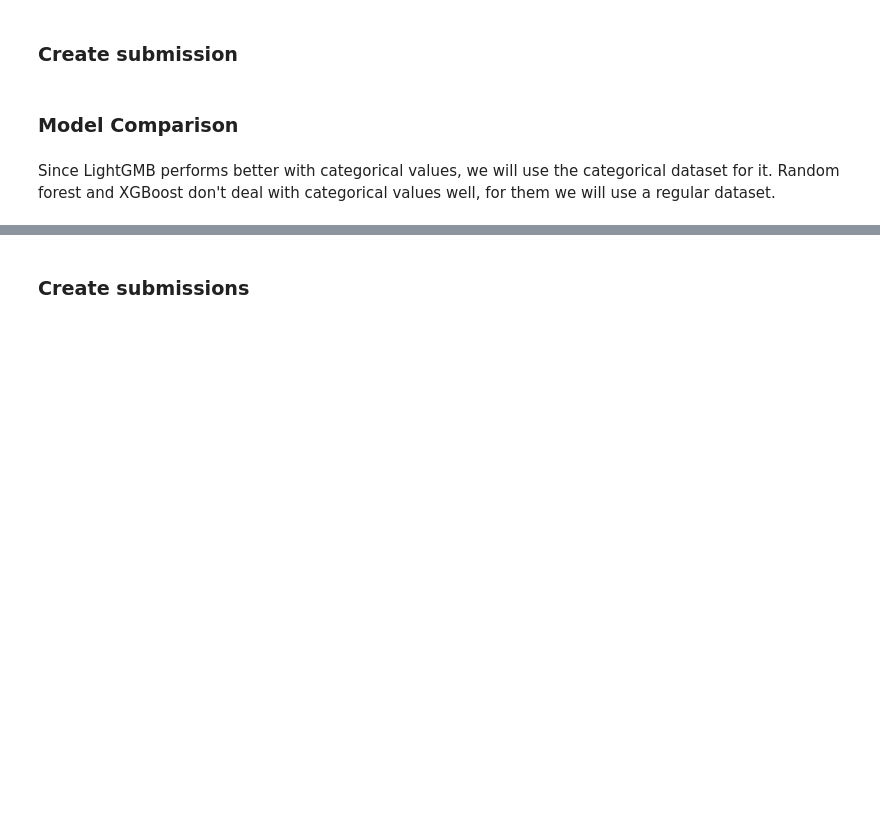
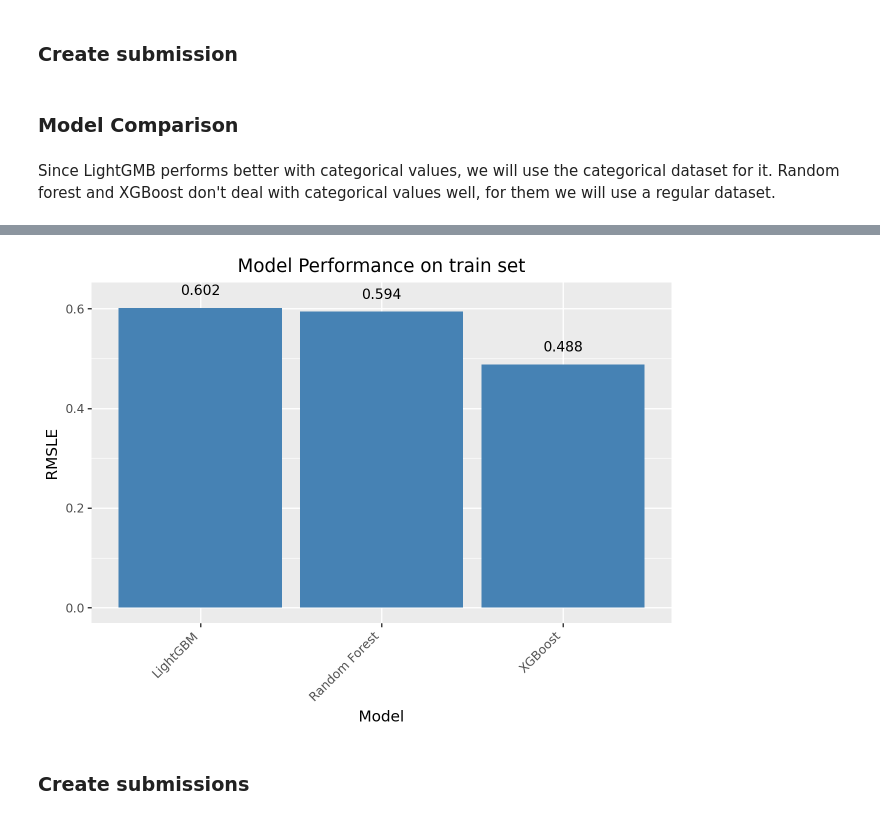
Before and after one commit to RalfGrossfeldt/Store-Sales-Prediction, a Jupyter notebook: notebook.ipynb, the cells around one changed output, grey strips where cells are left out. Cells and saved outputs as stored; diff of their text form; code cells hidden in the pictures; blank space fills up the shorter version.

Commit message:
Added plots for model accuracies and training times.

```diff
--- a/notebook.ipynb
+++ b/notebook.ipynb
@@ -915,6 +907,19 @@ Random Forest 0.594288
       XGBoost 0.487590
 
 Best model by RMSLE: XGBoost
+# %%
+plot_df = comparison_df.copy()
+plot_df['RMSLE'] = plot_df['RMSLE'].round(3)
+
+(ggplot(plot_df, aes('Model', 'RMSLE')) +
+ geom_col(fill='steelblue') +
+ geom_text(aes(label='RMSLE'), va='bottom', nudge_y=0.02, size=10) +
+ ggtitle('Model Performance on train set') +
+ xlab('Model') +
+ ylab('RMSLE') +
+ theme(axis_text_x=element_text(angle=45, hjust=1)))
+# %% [output]
+[figure, added]
 # %% [markdown]
 ### Create submissions
 # %%
```
Also changed, not shown: parts of 13 cells of this notebook, 3 other files.
